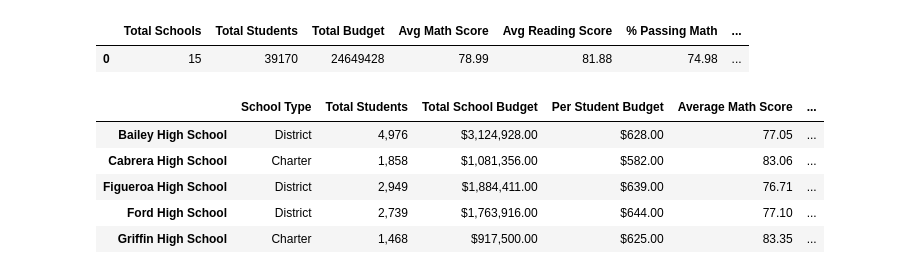
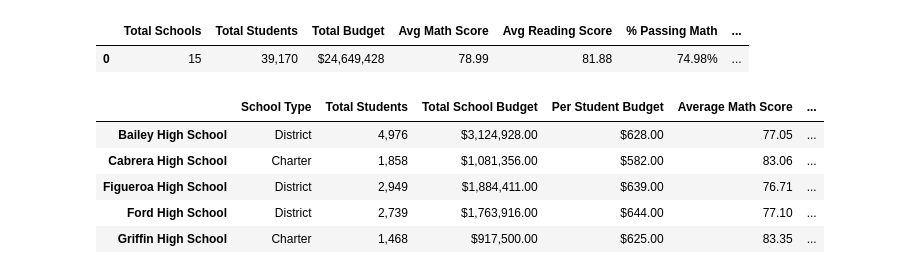
Before and after one commit to JohnShuford/Pandas-Challenge, a Jupyter notebook: PyCitySchools/PyCitySchools.ipynb, the cells around one changed output. Drawn from its saved outputs; the diff is of its cells as text; code cells hidden in the pictures.

Commit message:
formatting for the district summary

```diff
--- a/PyCitySchools/PyCitySchools.ipynb
+++ b/PyCitySchools/PyCitySchools.ipynb
@@ -14,7 +14,7 @@ student_data = pd.read_csv(student_data_to_load)
 # Combine the data into a single dataset.
 school_data_complete = pd.merge(student_data, school_data, how="left", on=["school_name", "school_name"])
 # %%
-## SCHOOL SUMMARY ##
+## DISTRICT SUMMARY ##
 
 #getting the values for the first data frame
 total_schools = school_data_complete['school_name'].nunique()
@@ -23,33 +23,42 @@ total_budget = school_data['budget'].sum()
 avg_math_score = round(school_data_complete ['math_score'].mean(),2)
 avg_reading_score = round(school_data_complete['reading_score'].mean(),2)
 
 #find the kids that are passing
 #math
 math_passing = school_data_complete[school_data_complete['math_score'] >= 70]
 math_passing_counts = math_passing['math_score'].count()
 #reading
 reading_passing = school_data_complete[school_data_complete['reading_score'] >= 70]
 reading_passing_counts = reading_passing['reading_score'].count()
 #both
 both_passing = school_data_complete[(school_data_complete['math_score'] >= 70) &
                                     (school_data_complete['reading_score'] >= 70)]
 both_passing_counts = both_passing['student_name'].count()
 
 #calculations for the percentages
 passing_perentage_math = round((int(math_passing_counts)/total_students)*100,2)
 passing_percentage_reading = round((int(reading_passing_counts)/total_students)*100,2)
 passing_percentage_both = round((int(both_passing_counts)/total_students)*100,2)
 
 #creating the data frame
 #dictionaries
 summary_dictionaries = [{'Total Schools': total_schools, 'Total Students': total_students,
                         'Total Budget': total_budget, 'Avg Math Score': avg_math_score,
                        'Avg Reading Score': avg_reading_score, '% Passing Math': passing_perentage_math,
-                        '% Passing Reading': passing_percentage_reading, '% Overall Passing': passing_percentage_both}]
+                        '% Passing Reading': passing_percentage_reading, '% Passing Overall': passing_percentage_both}]
+
 #makin the frame
 district_summary_df = pd.DataFrame(summary_dictionaries)
+
+#formatting
+district_summary_df['Total Students'] = district_summary_df['Total Students'].map('{:,}'.format)
+district_summary_df['Total Budget'] = district_summary_df['Total Budget'].map('${:,}'.format)
+district_summary_df['% Passing Math'] = district_summary_df['% Passing Math'].map('{:.2f}%'.format)
+district_summary_df['% Passing Reading'] = district_summary_df['% Passing Reading'].map('{:.2f}%'.format)
+district_summary_df['% Passing Overall'] = district_summary_df['% Passing Overall'].map('{:.2f}%'.format)
+
 district_summary_df
 # %% [output]
 |  | Total Schools | Total Students | Total Budget | Avg Math Score | Avg Reading Score | % Passing Math | ... |
-| 0 | 15 | 39170 | 24649428 | 78.99 | 81.88 | 74.98 | ... |
+| 0 | 15 | 39,170 | $24,649,428 | 78.99 | 81.88 | 74.98% | ... |
 # %%
```
Also changed, not shown: parts of 1 cell of this notebook.
